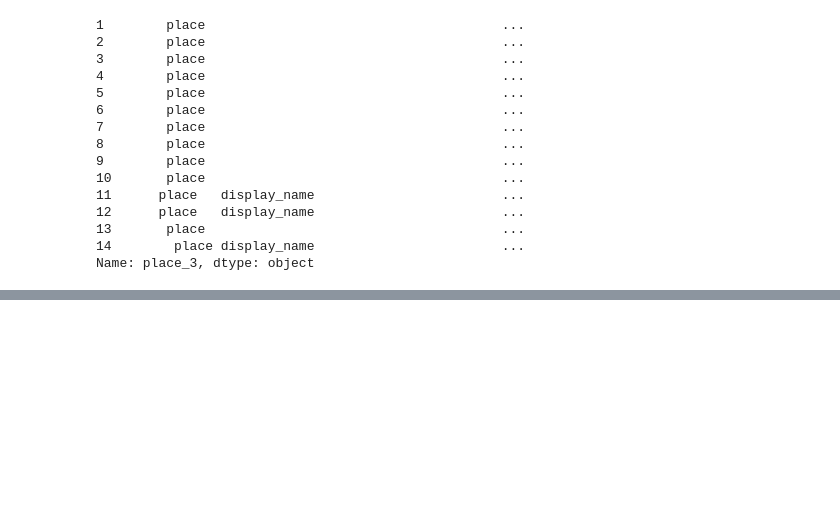
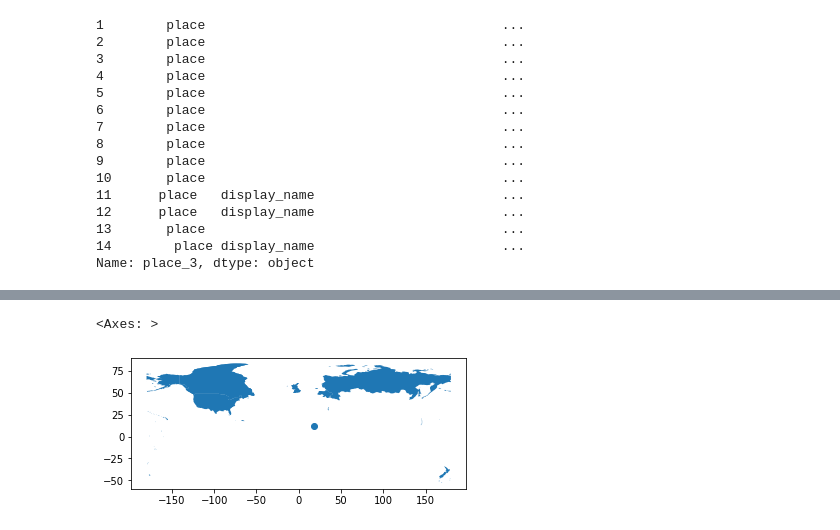
Before and after one commit to nicolas-froehlich/moreorless, a Jupyter notebook: MoreOrLess.ipynb, the cells around one changed output, grey strips where cells are left out. Cells and saved outputs as stored; diff of their text form; code cells hidden in the pictures; blank space fills up the shorter version.

```diff
--- a/MoreOrLess.ipynb
+++ b/MoreOrLess.ipynb
@@ -271,10 +347,10 @@ result_df_sample.loc[:, 'Places_clean'] = result_df_sample['Places_clean'].apply
 # %%
 # Split the list elements into separate columns
-places_split = result_df_sample['Places_clean'].apply(pd.Series)
+places_split = result_df['Places_clean'].apply(pd.Series)
 
 # Rename the new columns to Clean_place_1, Clean_place_2, ...
 places_split.columns = [f'place_{i+1}' for i in places_split.columns]
 
 # Concatenate the new columns back to the original dataframe if needed
-result_df_sample = pd.concat([result_df_sample, places_split], axis=1)
+result_df = pd.concat([result_df, places_split], axis=1)
 # %%
@@ -470,8 +552,10 @@ def geocode_place_minimal(place_name):
         "addressdetails": 1,
     }
     headers = {
-        "User-Agent": "your_email_or_app_name"
+        "User-Agent": "personal_more_or_less_geospatial_project"
     }
+
+    time.sleep(1)
 
     try:
         response = requests.get(url, params=params, headers=headers, timeout=10)
@@ -499,19 +611,29 @@ def geocode_place_minimal(place_name):
 # %%
-import pandas as pd
+# Determine how many place_* columns we need
+max_places = result_df['Places_clean'].apply(len).max()
 
-# Make sure to use a copy if needed
-result_df = result_df_sample.copy()
-
-# Loop through each place column and apply the geocoder
-for i in range(1, 4):  # place_1 to place_3
+# Loop through each dynamic place column
+for i in range(1, max_places + 1):
     place_col = f'place_{i}'
     geom_col = f'geom_{i}'
     name_col = f'display_name_{i}'
 
-    # Apply geocoding function
-    result_df[[geom_col, name_col]] = result_df[place_col].apply(
-        lambda place: pd.Series(geocode_place_minimal(place))
+    # Extract i-th element of each Places_clean list into place_i column
+    result_df[place_col] = result_df['Places_clean'].apply(
+        lambda x: x[i - 1] if i - 1 < len(x) else None
     )
+
+    # Initialize geocode columns
+    result_df[[geom_col, name_col]] = None
+
+    # Geocode non-empty places with tqdm
+    for idx, place in tqdm(result_df[place_col].items(), desc=f"Geocoding {place_col}"):
+        if pd.notna(place):
+            place_str = str(place).strip()
+            if place_str:
+                geom, display_name = geocode_place_minimal(place_str)
+                result_df.at[idx, geom_col] = geom
+                result_df.at[idx, name_col] = display_name
 # %%
 result_df
 # %% [output]
@@ -532,0 +709,10 @@ result_df
+# %%
+# Convert each geom column into its own GeoDataFrame
+gdf_1 = gpd.GeoDataFrame(result_df, geometry=result_df['geom_1'], crs="EPSG:4326")
+gdf_2 = gpd.GeoDataFrame(result_df, geometry=result_df['geom_2'], crs="EPSG:4326")
+gdf_3 = gpd.GeoDataFrame(result_df, geometry=result_df['geom_3'], crs="EPSG:4326")
+# %%
+gdf_1.plot()
+# %% [output]
+<Axes: >
+[figure, added]
```
Also changed, not shown: parts of 20 cells of this notebook.
